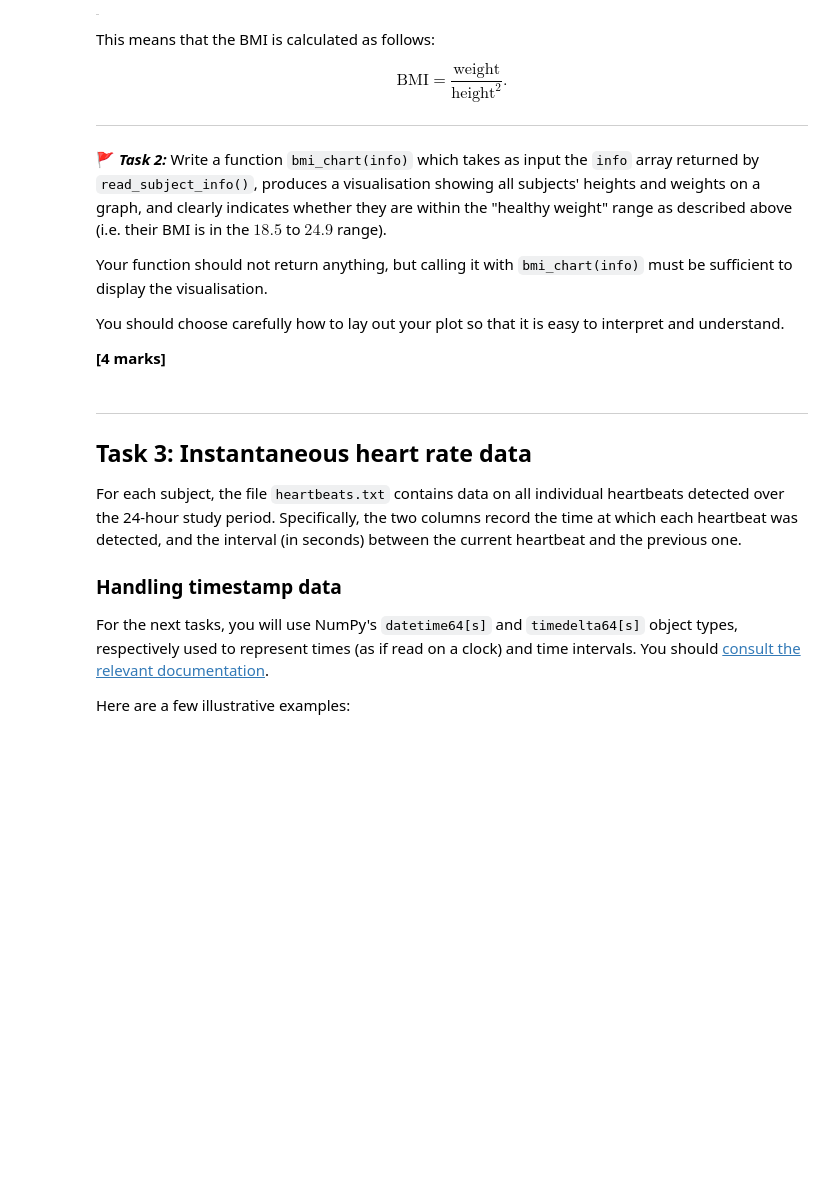
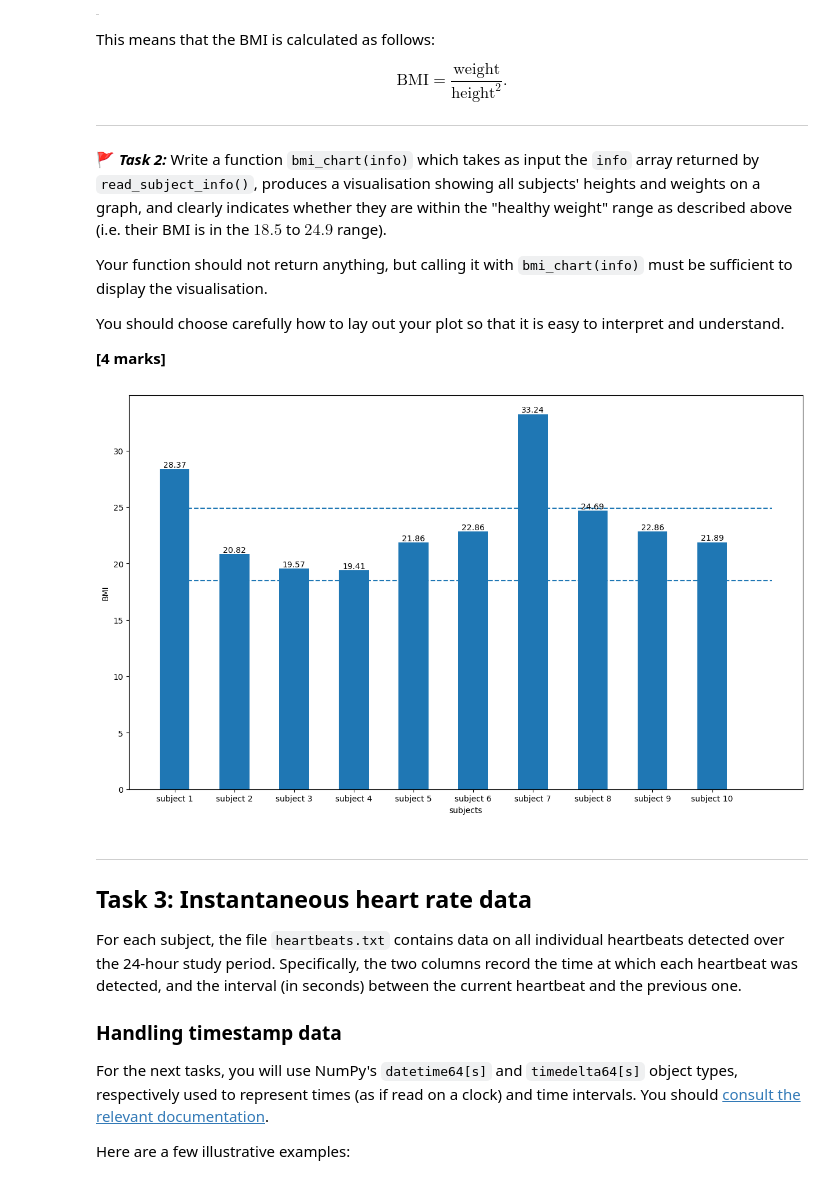
Before and after one commit to s2300292/pp-project-1, a Jupyter notebook: project-1.ipynb, the cells around one changed output. Saved outputs shown, nothing was run; the diff lists cells and outputs as text; code cells hidden in the pictures; blank space fills up the shorter version.

```diff
--- a/project-1.ipynb
+++ b/project-1.ipynb
@@ -107,7 +107,56 @@ You should choose carefully how to lay out your plot so that it is easy to inter
 
 **[4 marks]**
 # %%
+# Extract the required data
+headers,info = read_subject_info()
+import numpy as np
+import matplotlib. pyplot as plt
+
 def bmi_chart(info):
+    '''This function is used to calculate bmi and draw a chart to determine whether it exceeds the standard
+    '''
+    # Calculate bmi using a lambda expression
+    bmi=lambda x:x[1]/(x[2]**2)
+    bmi_arr=[]
+
+    # Add the calculation result to the array
+    for i in info:
+        bmi_arr.append(bmi(i))
+
+    # Build canvas size and resolution
+    fig = plt.figure(figsize=(15,9),dpi=100)
+
+    # Add coordinates for the x axis with the contents of object + number
+    x_ticks = ['subject 1', 'subject 2', 'subject 3', 'subject 4', 'subject 5', 'subject 6','subject 7','subject 8','subject 9','subject 10']
+
+    # Set the location of the label
+    x1 = np.arange(len(x_ticks))
+    y1 = bmi_arr
+    plt.xticks(x1, x_ticks)
+    plt.yticks
+
+    # Draw a bar chart and set the width of the column
+    barWidth = 0.5
+    plt.bar(x1, y1, width=barWidth)
+
+    # Add data text to each column, reserving 2 decimal places
+    for a, b in zip(x1, y1):
+        plt.text(a, b, '%.2f'%b, ha='center', va= 'bottom')
+
+    # Set two parallel lines as the upper and lower limits to determine whether the requirements are met
+    plt.hlines(18.5, 0, len(x_ticks), linestyles = "dashed")
+    plt.hlines(24.9, 0, len(x_ticks), linestyles = "dashed")
+
+    # Label the horizontal and vertical coordinates
+    plt.xlabel(u'subjects')
+    plt.ylabel(u'BMI')
+
+    plt.show()
+
+
+bmi_chart(info)
+# %% [output]
+[figure, added]
 # %% [markdown]
 ---
 ## Task 3: Instantaneous heart rate data
```
